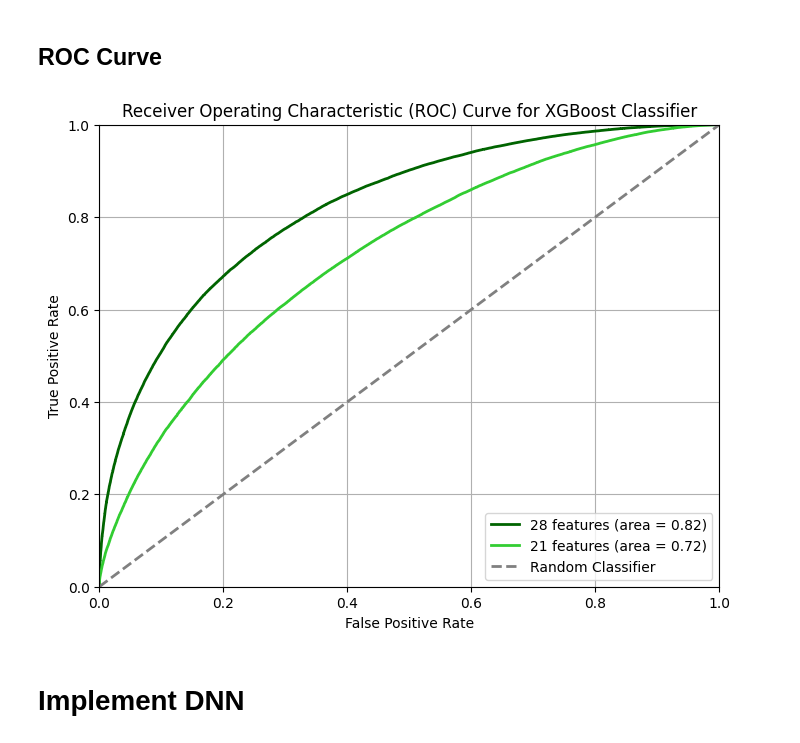
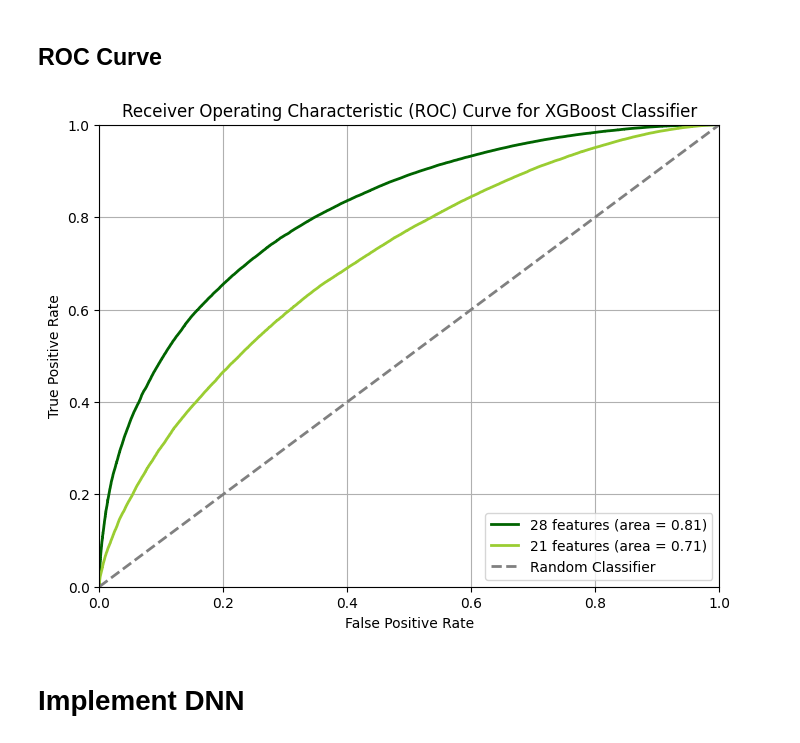
Before and after one commit to lbovet8/phys152-2026, a Jupyter notebook: Projects/HiggsProject.ipynb, the cells around one changed output. Drawn from its saved outputs; the diff is of its cells as text; code cells hidden in the pictures.

```diff
--- a/Projects/HiggsProject.ipynb
+++ b/Projects/HiggsProject.ipynb
@@ -135,7 +130,7 @@ I am surprised how many signals we have here. They are as many as the background
 # %%
 N_ESTIMATORS = 800
 MAX_DEPTH = 5
-LEARNING_RATE_DT = 0.05
+LEARNING_RATE_DT = 0.02
 OBJECTIVE = 'binary:logistic'
 # %%
 xgbclf_high = XGBClassifier(n_estimators=N_ESTIMATORS, max_depth=MAX_DEPTH, learning_rate=LEARNING_RATE_DT, objective=OBJECTIVE)
@@ -206,16 +201,16 @@ def plot_roc_curves(testing_output_data_array, y_pred_probab_array, label_str_ar
 # %%
 y_pred_proba_xgbclf_high = xgbclf_high.predict_proba(X_test)[:, 1]
 y_pred_proba_xgbclf_low = xgbclf_low.predict_proba(X_test_low)[:, 1]
 
 testing_output_data_array = [y_test, y_test]
 y_pred_probab_array = [y_pred_proba_xgbclf_high, y_pred_proba_xgbclf_low]
 label_str_array = ['28 features', '21 features']
 title_str = 'Receiver Operating Characteristic (ROC) Curve for XGBoost Classifier'
-color_array = ['darkgreen', 'limegreen']
+color_array = ['darkgreen', 'yellowgreen']
 
 plot_roc_curves(testing_output_data_array, y_pred_probab_array, label_str_array, title_str, color_array)
 # %% [output]
-[figure, old version]
+[figure, new version]
 # %% [markdown]
 # Implement DNN
 # %%
```
Also changed, not shown: parts of 13 cells of this notebook.
